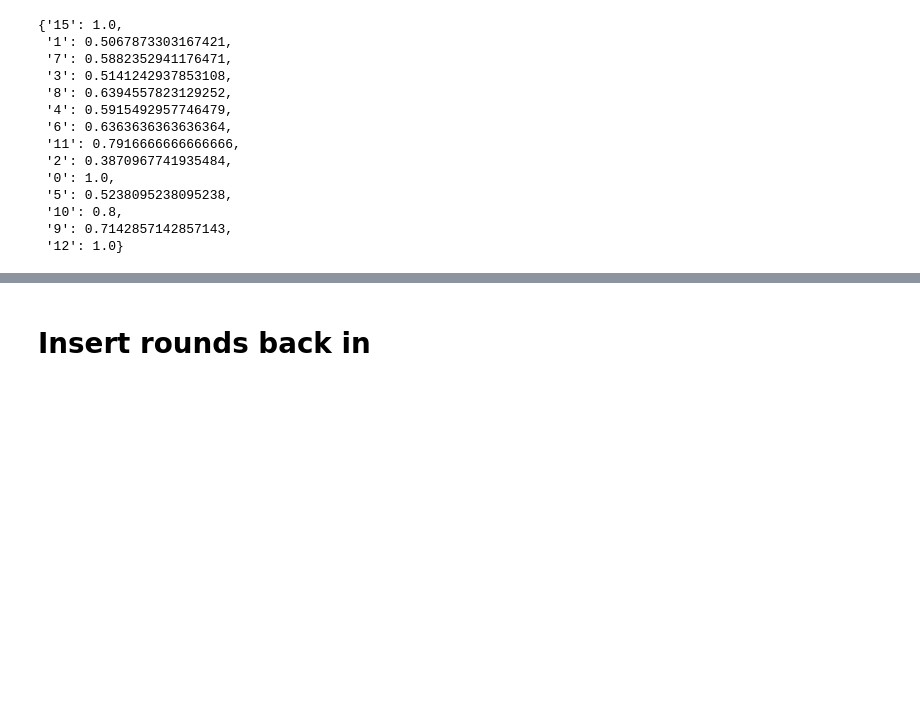
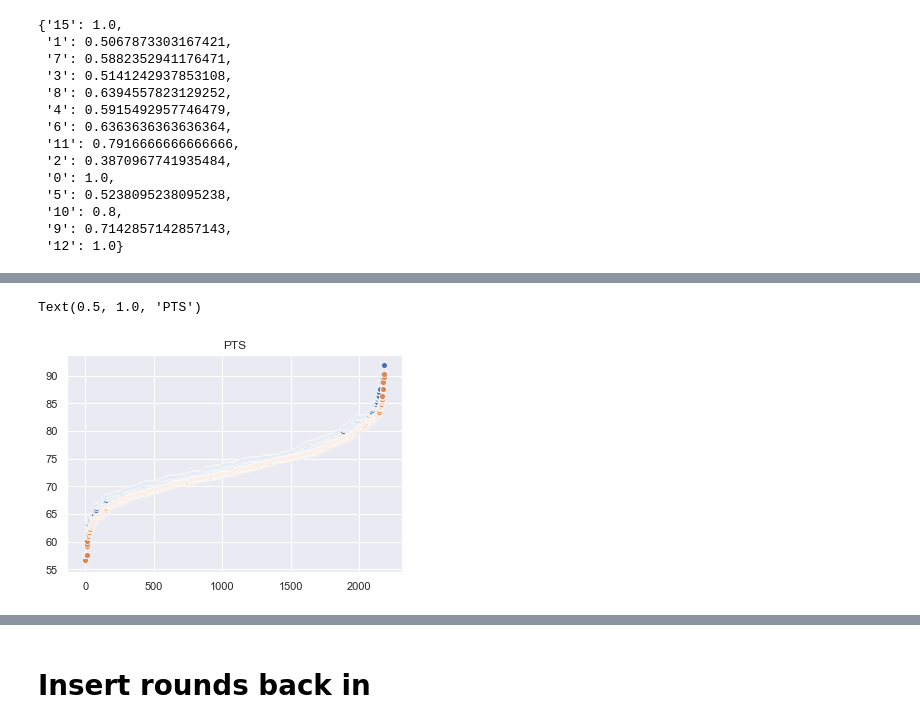
Before and after one commit to amazurek1/march_madness_predictions, a Jupyter notebook: Good_jupyter_notebooks/EDA.ipynb, the cells around one changed output, grey strips where cells are left out. Cells and saved outputs as stored; diff of their text form; code cells hidden in the pictures; blank space fills up the shorter version.

```diff
--- a/Good_jupyter_notebooks/EDA.ipynb
+++ b/Good_jupyter_notebooks/EDA.ipynb
@@ -65,0 +71,3 @@ made it here
+# %%
+for column in opponent_columns:
+    get_opponent_data (df1, f'{column}')
@@ -65,0 +113,14 @@ made it here
+# %%
+def subtracted_stats  (df,column):
+    i = 0
+    subtracted = []
+    for thing in list(df[f'{column}']):
+        difference=list(df[f'{column}'])[i]-list(df[f'{column}'+'_opponent'])[i]
+        subtracted.append(difference)
+        i+=1
+
+    df[f'{column}'+'_subtracted']=subtracted
+# %%
+columns = ['BLKPG',
+       'STPG', 'APG', 'AST_TO', '_3pm', '_3pa', '_2pm', '_2pa', '_2p_perc',
+       'PTS', 'FG_perc', '_3p_perc', 'FT_perc', 'ORPG', 'DRPG', 'RPG']
@@ -332,0 +649,31 @@ possible_point_differences=[15,  1,  7,  3,  8,  4,  6, 11,  2,  0,  5, 10,  9,
+# %%
+wins=df1[(df1['win']==1)]
+losses=df1[(df1['win']==0)]
+
+wins = wins.sort_values(by ='PTS' )
+losses = losses.sort_values(by ='PTS' )
+
+wins = wins.sort_values(by ='PTS')
+wins = wins.sort_values(by ='PTS')
+
+i=0
+index_=[]
+for thing in wins['PTS']:
+    index_.append(i)
+    i+=1
+wins['index_']=index_
+
+i=0
+index_1=[]
+for thing in losses['PTS']:
+    index_1.append(i)
+    i+=1
+losses['index_']=index_1
+
+
+ax = sns.scatterplot(list(wins['index_']),list(wins['PTS']))
+ax = sns.scatterplot(list(losses['index_']),list(losses['PTS']))
+ax.set_title('PTS')
+# %% [output]
+Text(0.5, 1.0, 'PTS')
+[figure, added]
```
Also changed, not shown: parts of 26 cells of this notebook, 3 other files.
